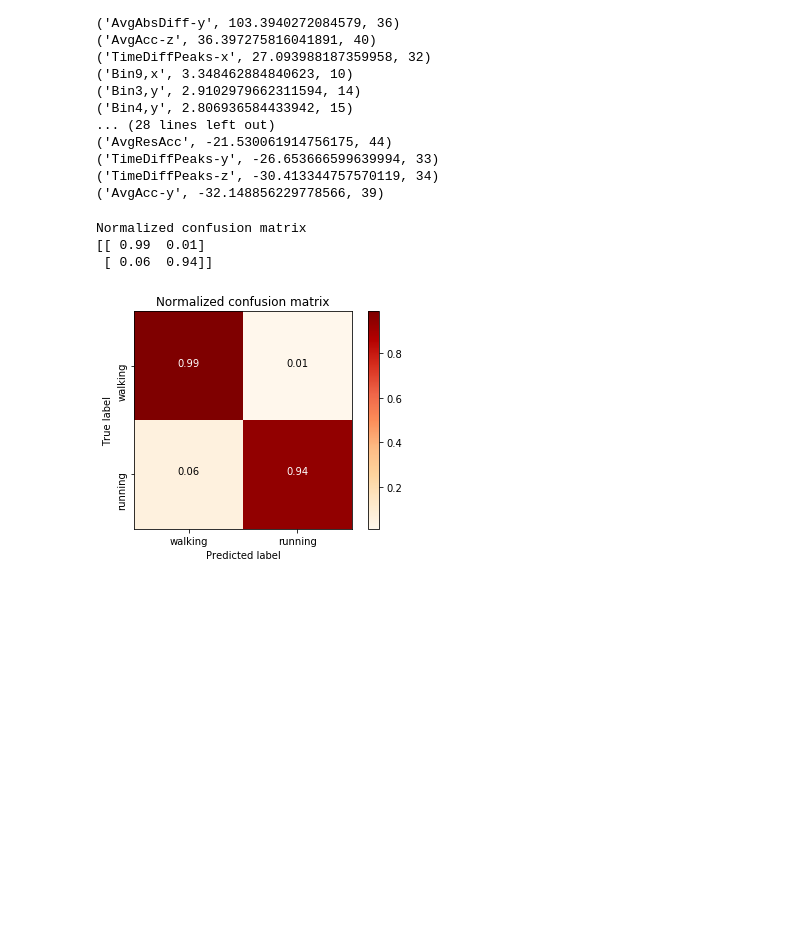
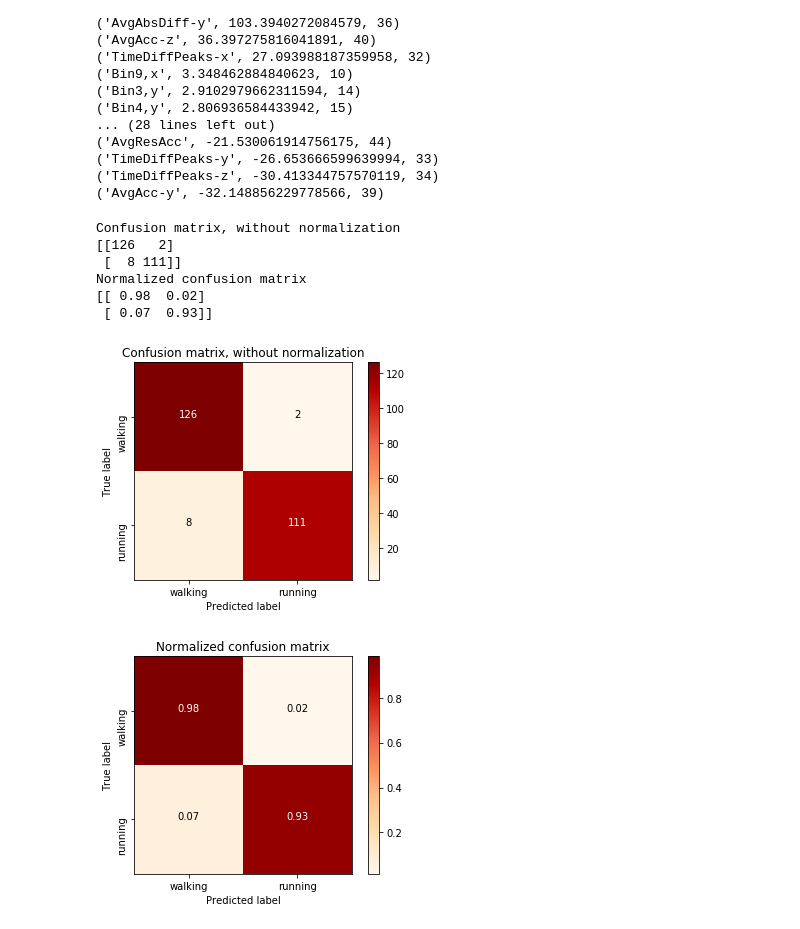
Before and after one commit to bkommineni/Activity-Recognition-Using-Sensordata, a Jupyter notebook: NeuronBinaryClassification/Jupyter_Notebook/perceptron_15_train_15_test.ipynb, the cells around one changed output. Cells and saved outputs as stored; diff of their text form; code cells hidden in the pictures; blank space fills up the shorter version.

```diff
--- a/NeuronBinaryClassification/Jupyter_Notebook/perceptron_15_train_15_test.ipynb
+++ b/NeuronBinaryClassification/Jupyter_Notebook/perceptron_15_train_15_test.ipynb
@@ -83,36 +83,40 @@ def plot_confusion_matrix(cm, classes,
     print(cm)
 
     plt.imshow(cm, interpolation='nearest', cmap=cmap)
     plt.title(title)
     plt.colorbar()
     tick_marks = np.arange(len(classes))
     plt.xticks(tick_marks, classes)
     plt.yticks(tick_marks, classes, rotation=90)
 
     fmt = '.2f' if normalize else 'd'
     thresh = cm.max() / 2.
     for i, j in itertools.product(range(cm.shape[0]), range(cm.shape[1])):
         plt.text(j, i, format(cm[i, j], fmt),
                  horizontalalignment="center",
                  color="white" if cm[i, j] > thresh else "black")
 
     plt.ylabel('True label')
     plt.xlabel('Predicted label')
 
 cnf_matrix = confusion_matrix(y_test, y_pred)
 np.set_printoptions(precision=2)
 
 # Plot non-normalized confusion matrix
 plt.figure()
 class_names = ["walking", "running"]
-# plot_confusion_matrix(cnf_matrix, classes=["walking", "running"],
-#                       title='Confusion matrix, without normalization')
-# plt.figure()
+plot_confusion_matrix(cnf_matrix, classes=["walking", "running"],
+                      title='Confusion matrix, without normalization')
+plt.figure()
 plot_confusion_matrix(cnf_matrix, classes=class_names, normalize=True,
                       title='Normalized confusion matrix')
 plt.show()
 # %% [output]
+Confusion matrix, without normalization
+[[126   2]
+ [  8 111]]
 Normalized confusion matrix
-[[ 0.99  0.01]
- [ 0.06  0.94]]
+[[ 0.98  0.02]
+ [ 0.07  0.93]]
-[figure, old version]
+[figure, new version]
+[figure, added]
```
Also changed, not shown: parts of 3 cells of this notebook, 12 other files.
